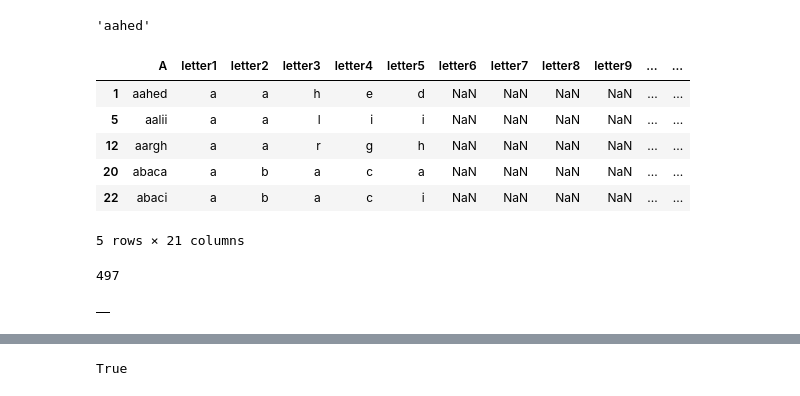
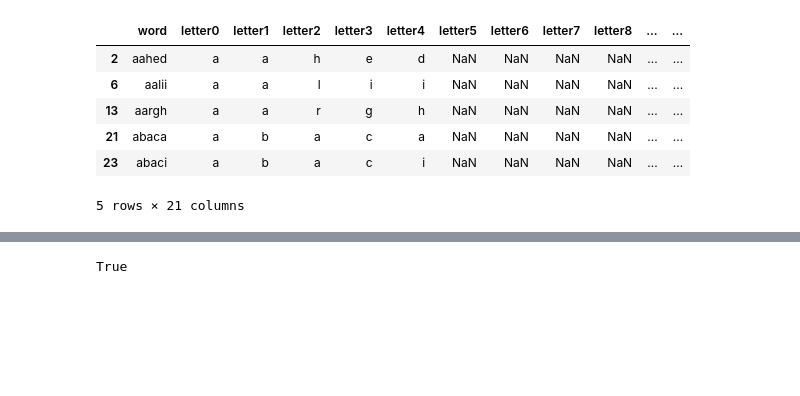
Before and after one commit to Radascript/wordle_solver, a Jupyter notebook: dict_anal.ipynb, the cells around one changed output, grey strips where cells are left out. Drawn from its saved outputs; the diff is of its cells as text; code cells hidden in the pictures; blank space fills up the shorter version.

```diff
--- a/dict_anal.ipynb
+++ b/dict_anal.ipynb
@@ -8,4 +18,4 @@ words = pd.read_csv("dict2.csv")
 # %%
-words = words.rename(columns={'aa':'A'})
-words.head()
+words = words.rename(columns={0:'word'})
+words
 # %% [output]
@@ -24,23 +35,6 @@ words[0:2]
-# %%
-words['letter1'] = words['A'].str[0]
-words['letter2'] = words['A'].str[1]
-words['letter3'] = words['A'].str[2]
-words['letter4'] = words['A'].str[3]
-words['letter5'] = words['A'].str[4]
-words['letter6'] = words['A'].str[5]
-words['letter7'] = words['A'].str[6]
-words['letter8'] = words['A'].str[7]
-words['letter9'] = words['A'].str[8]
-words['letter10'] = words['A'].str[9]
-words['letter11'] = words['A'].str[10]
-words['letter12'] = words['A'].str[11]
-words['letter13'] = words['A'].str[12]
-words['letter14'] = words['A'].str[13]
-words['letter15'] = words['A'].str[14]
-words['letter16'] = words['A'].str[15]
-words['letter17'] = words['A'].str[16]
-words['letter18'] = words['A'].str[17]
-words['letter19'] = words['A'].str[18]
-words['letter20'] = words['A'].str[19]
+# %%
+for i in range(20):
+    new_name = "letter"+str(i)
+    words[new_name] = words['word'].str[i]
 # %%
 words = words[words['letter1'].str.lower() == words['letter1']]
@@ -158,0 +41,7 @@ counts
+# %%
+masks = dict()
+words_subsets = dict()
+
+for i in range(21):
+    words_subset_name = "words"+str(i)
+    words_subsets[words_subset_name] = words.loc[(words['word'].str.len() == i)]
@@ -193,26 +84,15 @@ words5.head()
-# %%
-words5.iloc[0][0]
-# %% [output]
-'aahed'
 # %%
-words5.head()
+words_subsets['words'+str(num_letters)].head()
 # %% [output]
-|  | A | letter1 | letter2 | letter3 | letter4 | letter5 | letter6 | letter7 | letter8 | letter9 | ... | ... |
-| 1 | aahed | a | a | h | e | d | NaN | NaN | NaN | NaN | ... | ... |
-| 5 | aalii | a | a | l | i | i | NaN | NaN | NaN | NaN | ... | ... |
-| 12 | aargh | a | a | r | g | h | NaN | NaN | NaN | NaN | ... | ... |
-| 20 | abaca | a | b | a | c | a | NaN | NaN | NaN | NaN | ... | ... |
-| 22 | abaci | a | b | a | c | i | NaN | NaN | NaN | NaN | ... | ... |
+|  | word | letter0 | letter1 | letter2 | letter3 | letter4 | letter5 | letter6 | letter7 | letter8 | ... | ... |
+| 2 | aahed | a | a | h | e | d | NaN | NaN | NaN | NaN | ... | ... |
+| 6 | aalii | a | a | l | i | i | NaN | NaN | NaN | NaN | ... | ... |
+| 13 | aargh | a | a | r | g | h | NaN | NaN | NaN | NaN | ... | ... |
+| 21 | abaca | a | b | a | c | a | NaN | NaN | NaN | NaN | ... | ... |
+| 23 | abaci | a | b | a | c | i | NaN | NaN | NaN | NaN | ... | ... |
 5 rows × 21 columns
 # %%
 all_letters = ['a','b','c','d','e','f','g','h','i','j','k','l','m','n','o','p','q','r','s','t','u','v','w','x','y','z']
-# %%
-len(words5[words5['letter1'] == 'a'])
-# %% [output]
-497
 # %%
 letter_percents = pd.DataFrame()
-letter_percents
-# %% [output]
-|  |
 # %%
```
Also changed, not shown: parts of 19 cells of this notebook.
